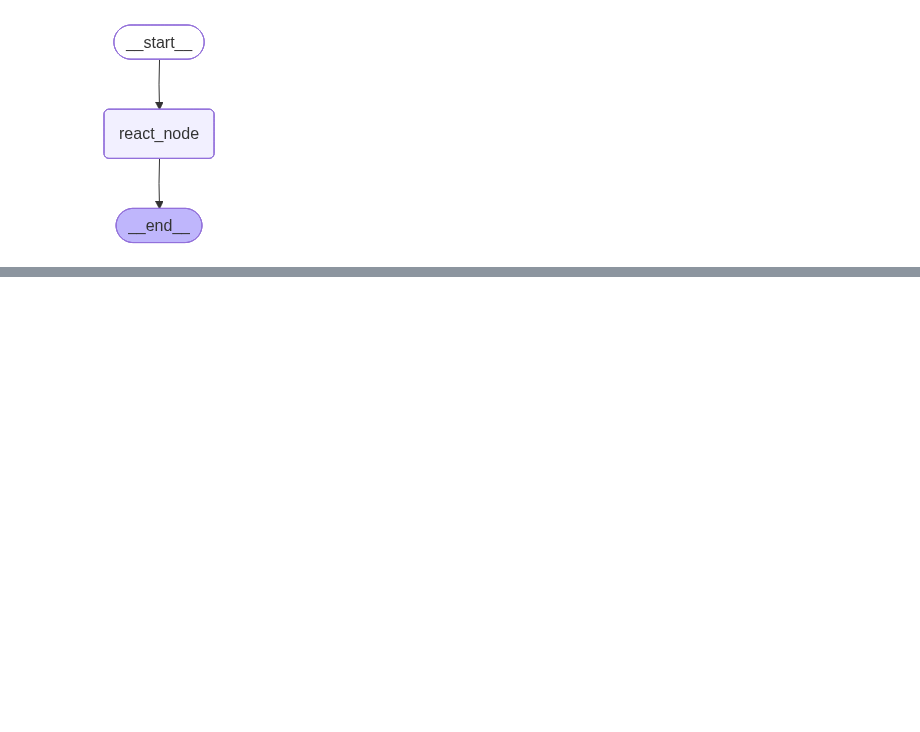
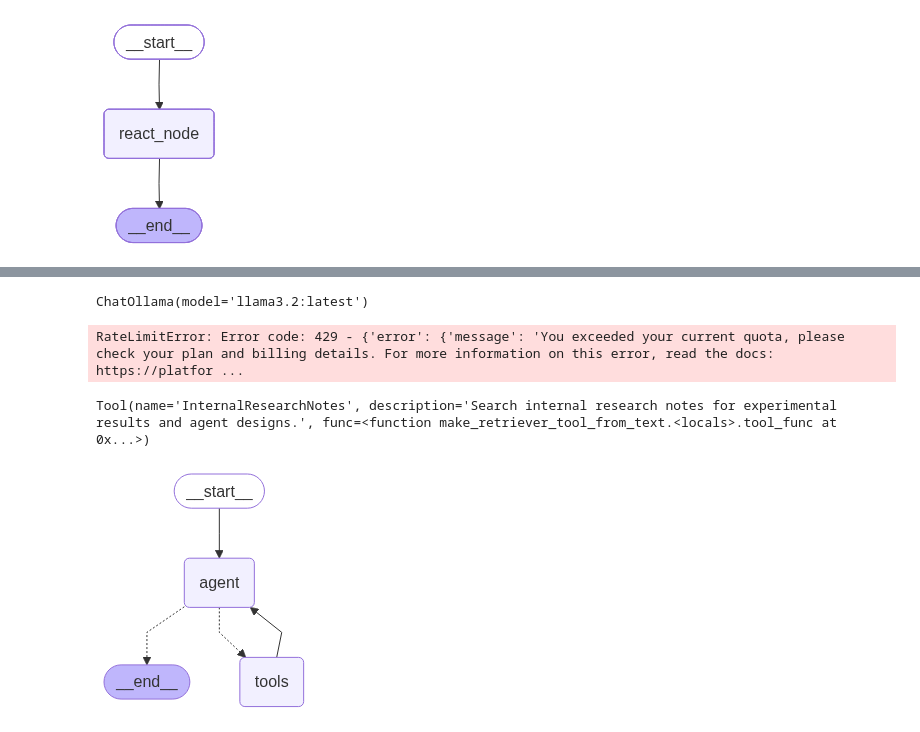
Before and after one commit to arnavbhatiamait/Agentic-Ai-and-Rag-Krish-naik, a Jupyter notebook: 16-AgenticRag/2-ReAct-Rag.ipynb, the cells around one changed output, grey strips where cells are left out. Saved outputs shown, nothing was run; the diff lists cells and outputs as text; code cells hidden in the pictures; blank space fills up the shorter version.

Commit message:
added multiple tools with ReAct model

```diff
--- a/16-AgenticRag/2-ReAct-Rag.ipynb
+++ b/16-AgenticRag/2-ReAct-Rag.ipynb
@@ -123,0 +165,5 @@ Agent loops highlight the importance of designing autonomous agents with clear g
+# %%
+llm=init_chat_model("ollama:llama3.2:latest")
+llm
+# %% [output]
+ChatOllama(model='llama3.2:latest')
@@ -123,0 +208,25 @@ Agent loops highlight the importance of designing autonomous agents with clear g
+# %%
+internal_tool_1=make_retriever_tool_from_text(
+    "sample_docs.txt",
+    "InternalTechDocs",
+    "Search internal tech documents for proprietary architecture and methods."
+)
+internal_tool_1
+# %% [output]
+RateLimitError: Error code: 429 - {'error': {'message': 'You exceeded your current quota, please check your plan and billing details. For more information on this error, read the docs: https://platfor ...
+# %%
+internal_tool_2 = make_retriever_tool_from_text(
+    "research_notes.txt",
+    "InternalResearchNotes",
+    "Search internal research notes for experimental results and agent designs."
+)
+internal_tool_2
+# %% [output]
+Tool(name='InternalResearchNotes', description='Search internal research notes for experimental results and agent designs.', func=<function make_retriever_tool_from_text.<locals>.tool_func at 0x...>)
+# %%
+tools=[wiki_tool,arxiv_tool,internal_tool_1,internal_tool_2]
+
+react_node=create_react_agent(llm,tools)
+react_node
+# %% [output]
+[figure, added]
```
Also changed, not shown: parts of 8 cells of this notebook.
